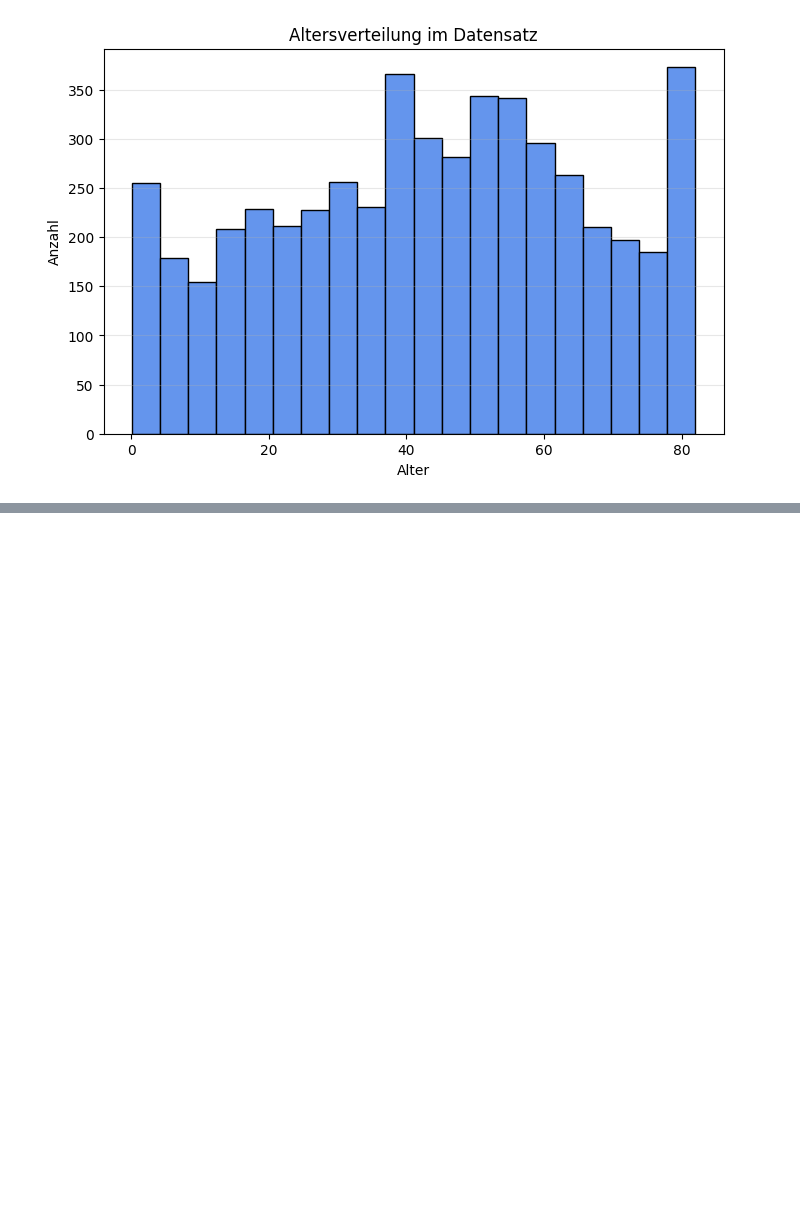
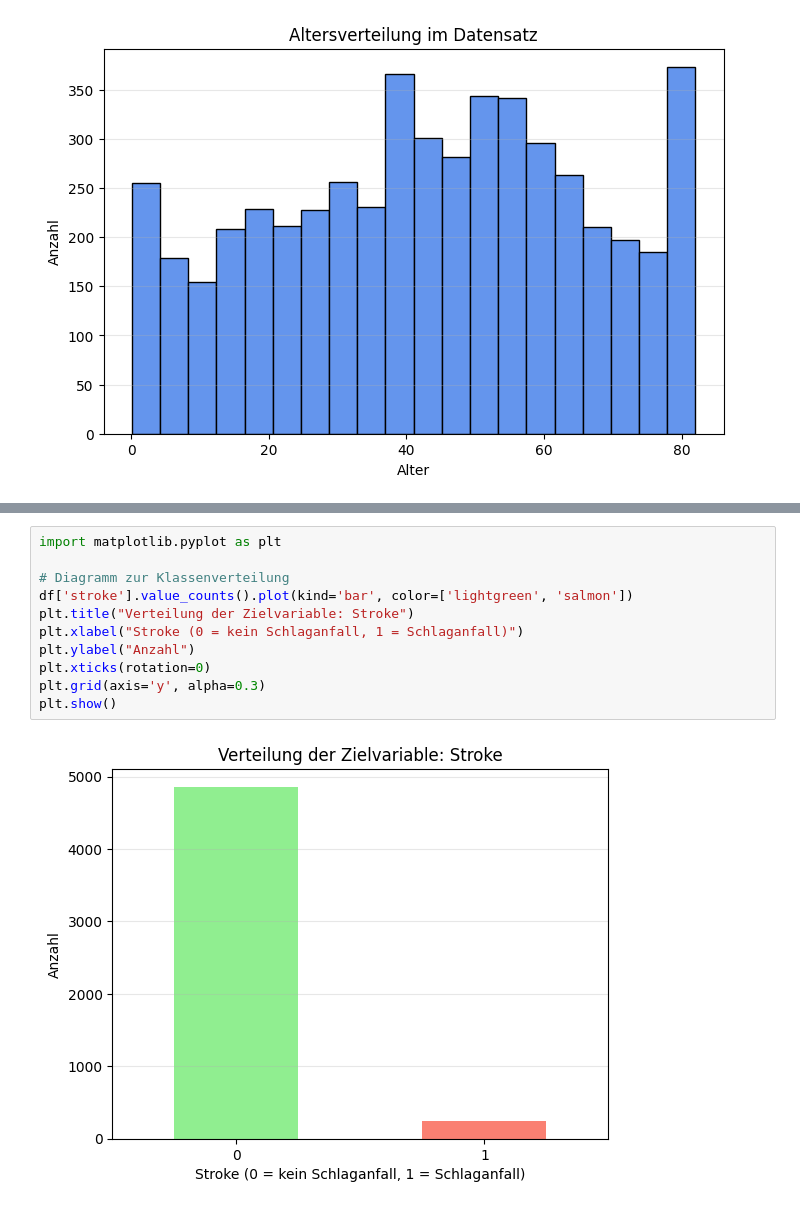
Before and after one commit to Skitilino/AMLHC-final-exam, a Jupyter notebook: notebooks/stroke_bias_analysis.ipynb, the cells around one changed output, grey strips where cells are left out. Cells and saved outputs as stored; diff of their text form; blank space fills up the shorter version.

Commit message:
Analyse der Zielvariable 'stroke' hinzugefügt

```diff
--- a/notebooks/stroke_bias_analysis.ipynb
+++ b/notebooks/stroke_bias_analysis.ipynb
@@ -109,0 +123,13 @@ plt.show()
+# %%
+import matplotlib.pyplot as plt
+
+# Diagramm zur Klassenverteilung
+df['stroke'].value_counts().plot(kind='bar', color=['lightgreen', 'salmon'])
+plt.title("Verteilung der Zielvariable: Stroke")
+plt.xlabel("Stroke (0 = kein Schlaganfall, 1 = Schlaganfall)")
+plt.ylabel("Anzahl")
+plt.xticks(rotation=0)
+plt.grid(axis='y', alpha=0.3)
+plt.show()
+# %% [output]
+[figure, added]
```
Also changed, not shown: parts of 2 cells of this notebook.
